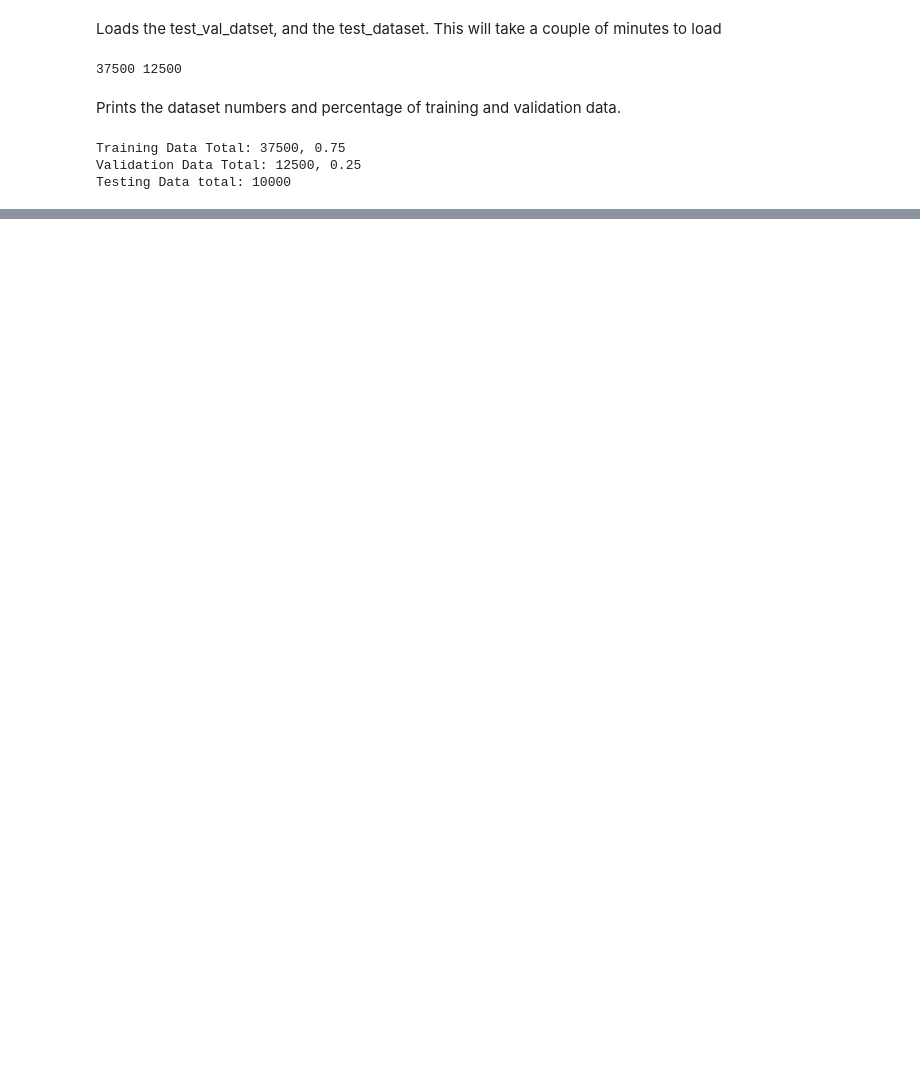
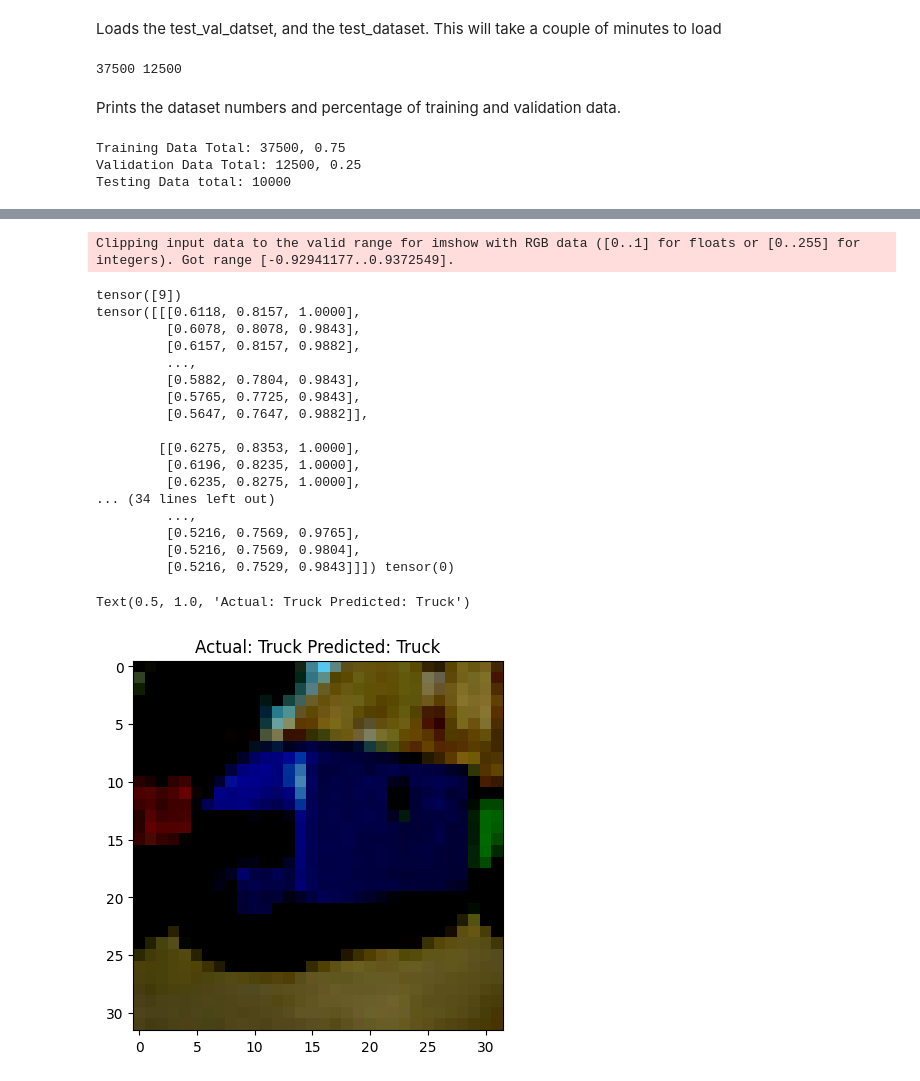
Before and after one commit to AnthonyCoding373/CIFAR-10-Project, a Jupyter notebook: main.ipynb, the cells around one changed output, grey strips where cells are left out. Drawn from its saved outputs; the diff is of its cells as text; code cells hidden in the pictures; blank space fills up the shorter version.

```diff
--- a/main.ipynb
+++ b/main.ipynb
@@ -90,0 +93,25 @@ Text(0.5, 1.0, 'Cat')
+# %%
+class ConvNeuralNetwork(nn.Module):
+    def __init__(self):
+        super().__init__()
+        #Input is 32 x 32 pixels, 3 channels
+        self.conv1Net = nn.Conv2d(3, 3, 5)
+        # Output is 3, 28 x 28 matrices
+        self.maxPool2D1 = nn.MaxPool2d(2,2)
+        # Output is 3, 14 x 14 matrices
+        self.conv2Net = nn.Conv2d(3, 18, 3)
+        # Output is 18, 12 x 12 matrices
+        self.maxPool2D2 = nn.MaxPool2d(2,2)
+        # Output is 18, 6 x 6 matrices
+        self.lin = nn.Linear(18 * 6 * 6, 10)
+
+    def forward(self, x):
+        x = self.maxPool2D1(F.relu(self.conv1Net(x)))
+        x = self.maxPool2D2(F.relu(self.conv2Net(x)))
+        x = self.lin(torch.flatten(x, 1))
+        return x
+# %%
+CNN = ConvNeuralNetwork()
+
+criteriorn = nn.CrossEntropyLoss()
+optimizer = optim.SGD(CNN.parameters(), lr = 0.001)
@@ -90,0 +134,38 @@ Text(0.5, 1.0, 'Cat')
+# %%
+testing_iter = iter(testing_data_loader)
+
+data_obj_te, label_te = next(testing_iter)
+data_obj_te = data_obj_te[0]
+
+data_obj_unorm = data_obj_te * 0.5 + 0.5
+label_te = label_te[0]
+data_obj_im = data_obj_te.permute(1, 2, 0)
+
+output = CNN(data_obj_te.unsqueeze(0))
+_, predicted = torch.max(output.data, 1)
+
+print(predicted)
+print(data_obj, label)
+plt.imshow(data_obj_im)
+plt.title(f"Actual: {classes[label_te]} Predicted: {classes[predicted]}")
+# %% [output]
+Clipping input data to the valid range for imshow with RGB data ([0..1] for floats or [0..255] for integers). Got range [-0.92941177..0.9372549].
+tensor([9])
+tensor([[[0.6118, 0.8157, 1.0000],
+         [0.6078, 0.8078, 0.9843],
+         [0.6157, 0.8157, 0.9882],
+         ...,
+         [0.5882, 0.7804, 0.9843],
+         [0.5765, 0.7725, 0.9843],
+         [0.5647, 0.7647, 0.9882]],
+
+        [[0.6275, 0.8353, 1.0000],
+         [0.6196, 0.8235, 1.0000],
+         [0.6235, 0.8275, 1.0000],
+... (34 lines left out)
+         ...,
+         [0.5216, 0.7569, 0.9765],
+         [0.5216, 0.7569, 0.9804],
+         [0.5216, 0.7529, 0.9843]]]) tensor(0)
+Text(0.5, 1.0, 'Actual: Truck Predicted: Truck')
+[figure, added]
```
Also changed, not shown: parts of 3 cells of this notebook.
